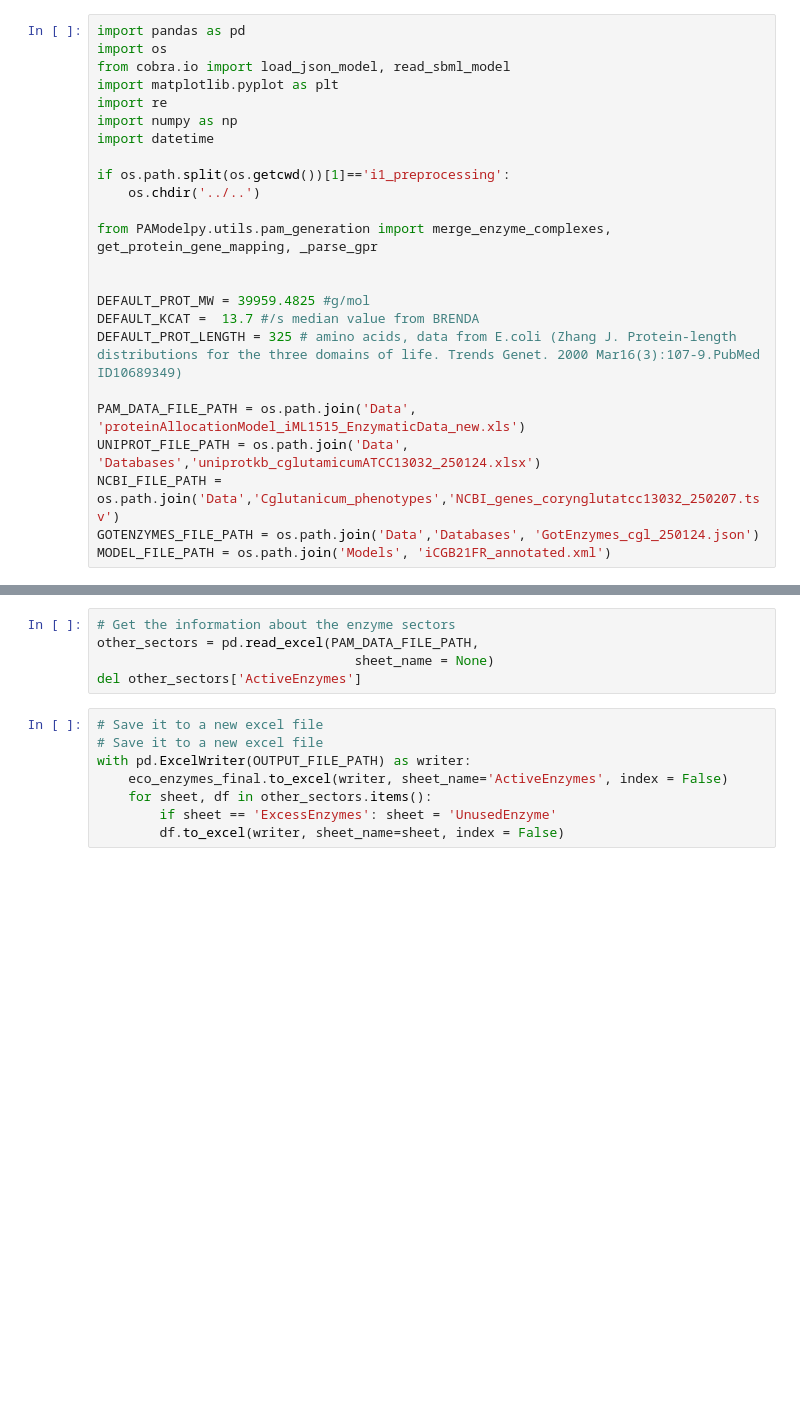
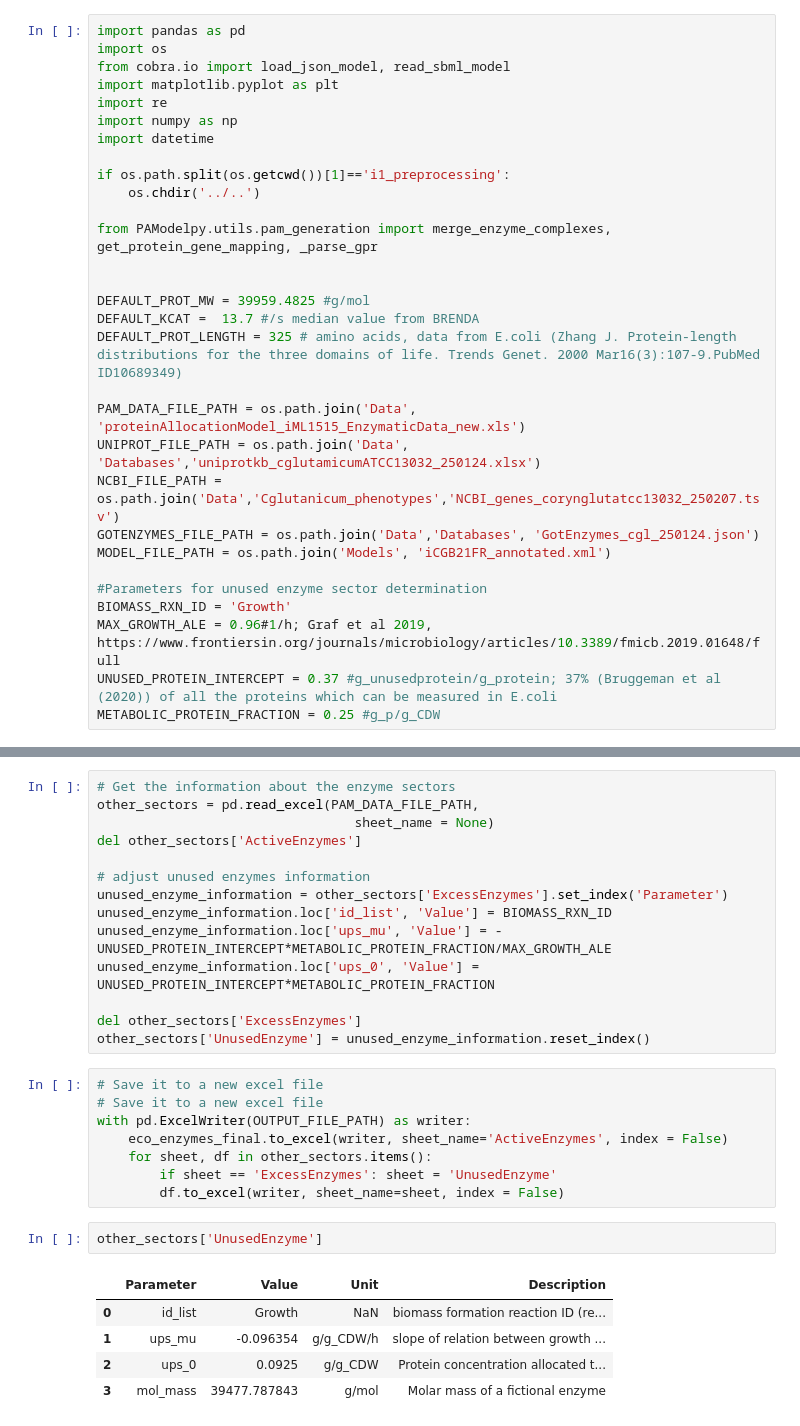
Before and after one commit to iAMB-RWTH-Aachen/PAMparametrizer, a Jupyter notebook: Scripts/i1_preprocessing/parse_kcat_values_GotEnzymes_iCGB21FR.ipynb, the cells around one changed output, grey strips where cells are left out. Drawn from its saved outputs; the diff is of its cells as text; blank space fills up the shorter version.

Commit message:
parsed protein sectors for cglutanicum

```diff
--- a/Scripts/i1_preprocessing/parse_kcat_values_GotEnzymes_iCGB21FR.ipynb
+++ b/Scripts/i1_preprocessing/parse_kcat_values_GotEnzymes_iCGB21FR.ipynb
@@ -28,6 +28,12 @@ UNIPROT_FILE_PATH = os.path.join('Data', 'Databases','uniprotkb_cglutamicumATCC1
 NCBI_FILE_PATH = os.path.join('Data','Cglutanicum_phenotypes','NCBI_genes_corynglutatcc13032_250207.tsv')
 GOTENZYMES_FILE_PATH = os.path.join('Data','Databases', 'GotEnzymes_cgl_250124.json')
 MODEL_FILE_PATH = os.path.join('Models', 'iCGB21FR_annotated.xml')
+
+#Parameters for unused enzyme sector determination
+BIOMASS_RXN_ID = 'Growth'
+MAX_GROWTH_ALE = 0.96#1/h; Graf et al 2019, https://www.frontiersin.org/journals/microbiology/articles/10.3389/fmicb.2019.01648/full
+UNUSED_PROTEIN_INTERCEPT = 0.37 #g_unusedprotein/g_protein; 37% (Bruggeman et al (2020)) of all the proteins which can be measured in E.coli
+METABOLIC_PROTEIN_FRACTION = 0.25 #g_p/g_CDW
 # %%
 #output file path
 # Create a datetime object for the current date
@@ -497,6 +491,15 @@ eco_enzymes_final = eco_enzymes_mapped.groupby(
 other_sectors = pd.read_excel(PAM_DATA_FILE_PATH,
                                  sheet_name = None)
 del other_sectors['ActiveEnzymes']
+
+# adjust unused enzymes information
+unused_enzyme_information = other_sectors['ExcessEnzymes'].set_index('Parameter')
+unused_enzyme_information.loc['id_list', 'Value'] = BIOMASS_RXN_ID
+unused_enzyme_information.loc['ups_mu', 'Value'] = -UNUSED_PROTEIN_INTERCEPT*METABOLIC_PROTEIN_FRACTION/MAX_GROWTH_ALE
+unused_enzyme_information.loc['ups_0', 'Value'] = UNUSED_PROTEIN_INTERCEPT*METABOLIC_PROTEIN_FRACTION
+
+del other_sectors['ExcessEnzymes']
+other_sectors['UnusedEnzyme'] = unused_enzyme_information.reset_index()
 # %%
 # Save it to a new excel file
 # Save it to a new excel file
@@ -505,3 +508,11 @@ with pd.ExcelWriter(OUTPUT_FILE_PATH) as writer:
     for sheet, df in other_sectors.items():
         if sheet == 'ExcessEnzymes': sheet = 'UnusedEnzyme'
         df.to_excel(writer, sheet_name=sheet, index = False)
+# %%
+other_sectors['UnusedEnzyme']
+# %% [output]
+|  | Parameter | Value | Unit | Description |
+| 0 | id_list | Growth | NaN | biomass formation reaction ID (re... |
+| 1 | ups_mu | -0.096354 | g/g_CDW/h | slope of relation between growth ... |
+| 2 | ups_0 | 0.0925 | g/g_CDW | Protein concentration allocated t... |
+| 3 | mol_mass | 39477.787843 | g/mol | Molar mass of a fictional enzyme |
```
Also changed, not shown: parts of 1 cell of this notebook, 4 other files.
